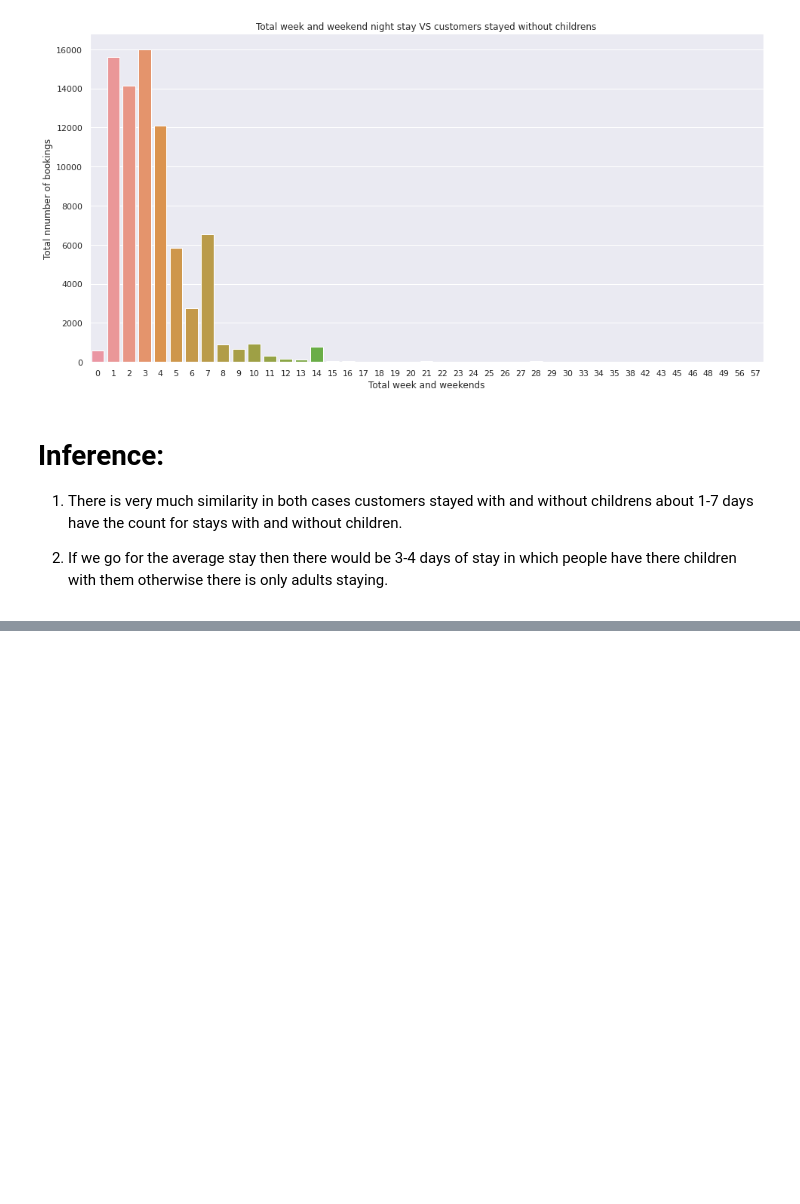
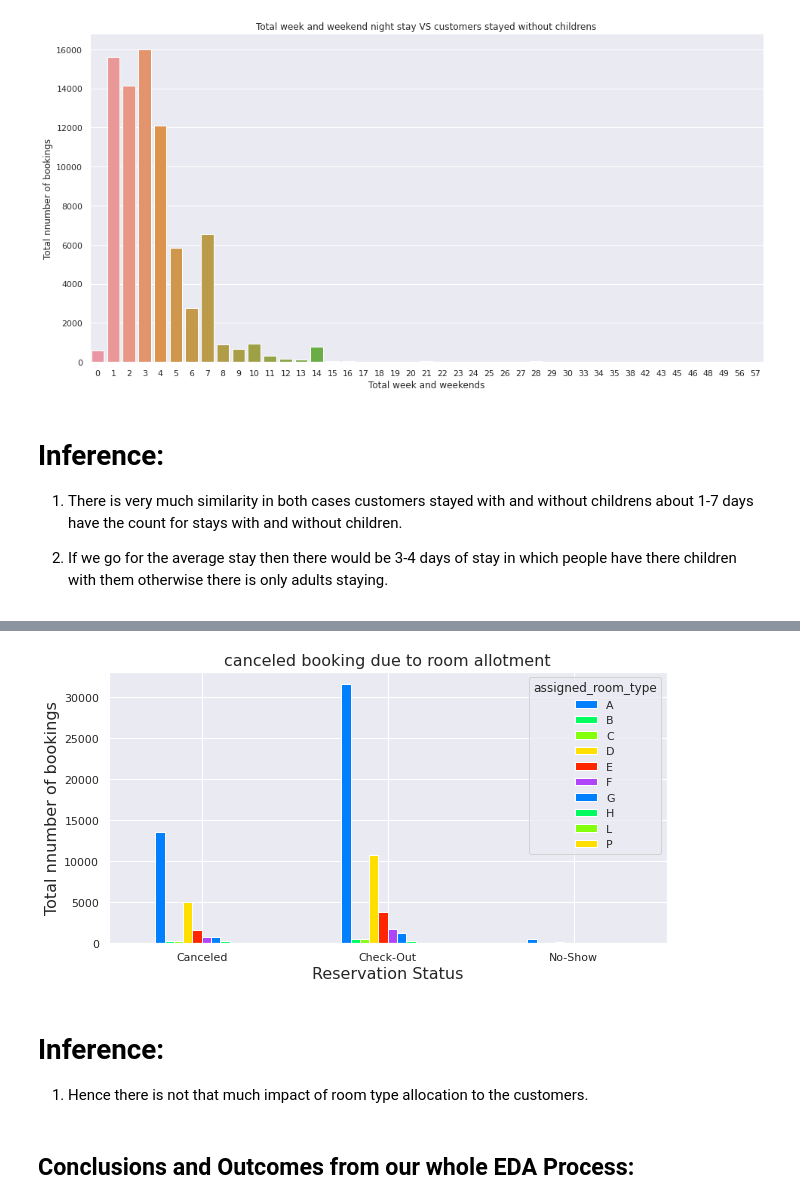
Before and after one commit to dsankush/EDA-Capstone-Hotel-Booking, a Jupyter notebook: Hotel_Booking_Analysis_Capstone_Project.ipynb, the cells around one changed output, grey strips where cells are left out. Saved outputs shown, nothing was run; the diff lists cells and outputs as text; code cells hidden in the pictures; blank space fills up the shorter version.

```diff
--- a/Hotel_Booking_Analysis_Capstone_Project.ipynb
+++ b/Hotel_Booking_Analysis_Capstone_Project.ipynb
@@ -1226,0 +1322,8 @@ plt.show()
+# %%
+dataset = data[data['assigned_room_type'] == data['reserved_room_type']]
+# %%
+customer_room_choice  = dataset.groupby(['reservation_status'])['assigned_room_type'].value_counts()
+# %%
+customer_room_choice = customer_room_choice.unstack()
+
+customer_room_choice
@@ -1226,0 +1336,18 @@ plt.show()
+# %%
+# Ploting bar chart to get the status of booking by customers as per room allotment
+
+customer_room_choice.plot(kind = 'bar', figsize = (10, 5))
+
+plt.title('canceled booking due to room allotment', fontsize=16)
+plt.xlabel('Reservation Status', fontsize=16)
+plt.xticks(rotation = 0)
+plt.ylabel('Total nnumber of bookings', fontsize=16)
+
+plt.show()
+# %% [output]
+[figure, added]
+# %% [markdown]
+# Inference:
+1. Hence there is not that much impact of room type allocation to the customers.
+# %% [markdown]
+## Conclusions and Outcomes from our whole EDA Process:
```
Also changed, not shown: parts of 32 cells of this notebook.
